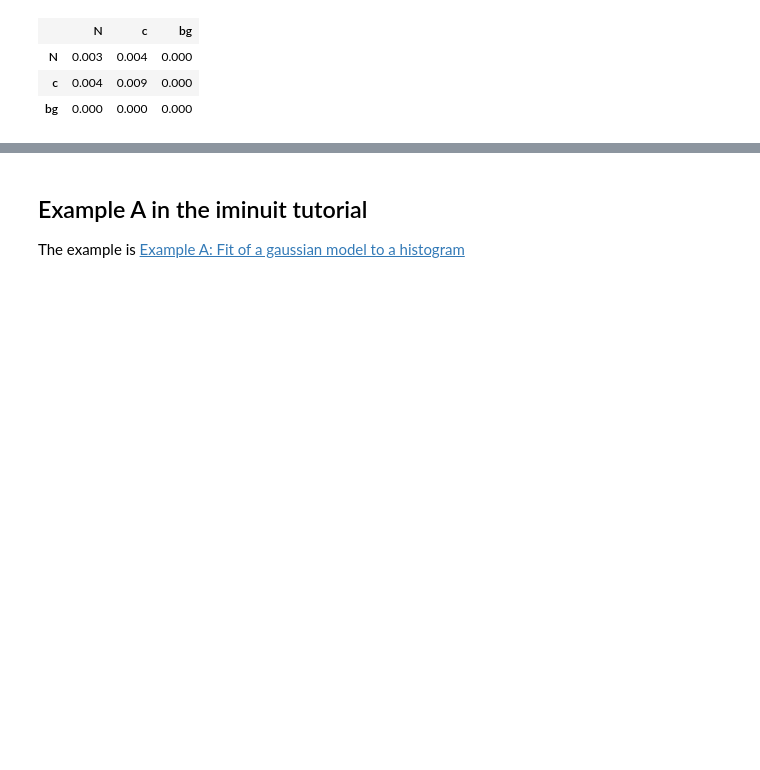
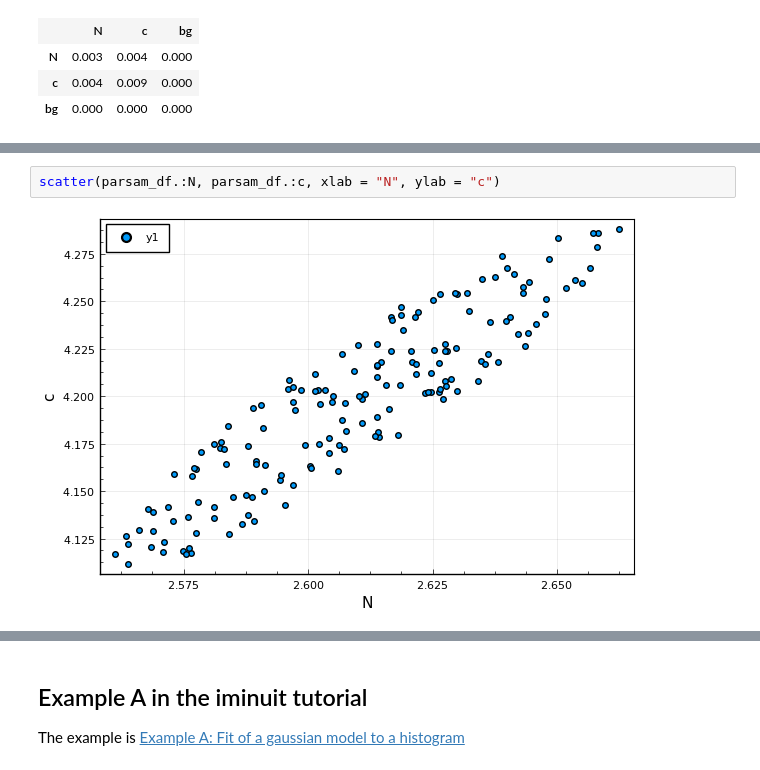
Before and after one commit to fkguo/IMinuit.jl, a Jupyter notebook: docs/example.ipynb, the cells around one changed output, grey strips where cells are left out. Drawn from its saved outputs; the diff is of its cells as text; blank space fills up the shorter version.

```diff
--- a/docs/example.ipynb
+++ b/docs/example.ipynb
@@ -285,0 +295,4 @@ extrema(parsam_df.:N), extrema(parsam_df.:c)
+# %%
+scatter(parsam_df.:N, parsam_df.:c, xlab = "N", ylab = "c")
+# %% [output]
+[figure, added]
```
Also changed, not shown: parts of 18 cells of this notebook, 2 other files.
